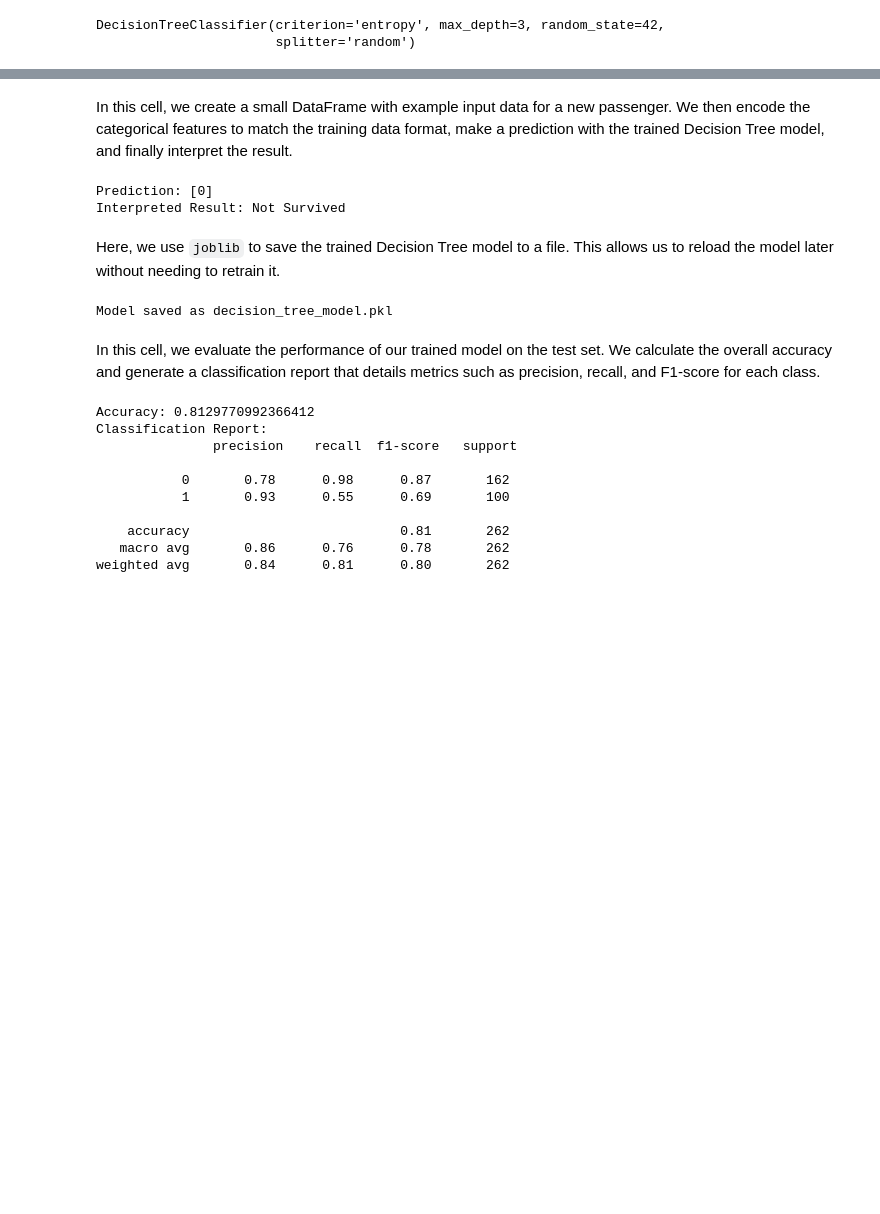
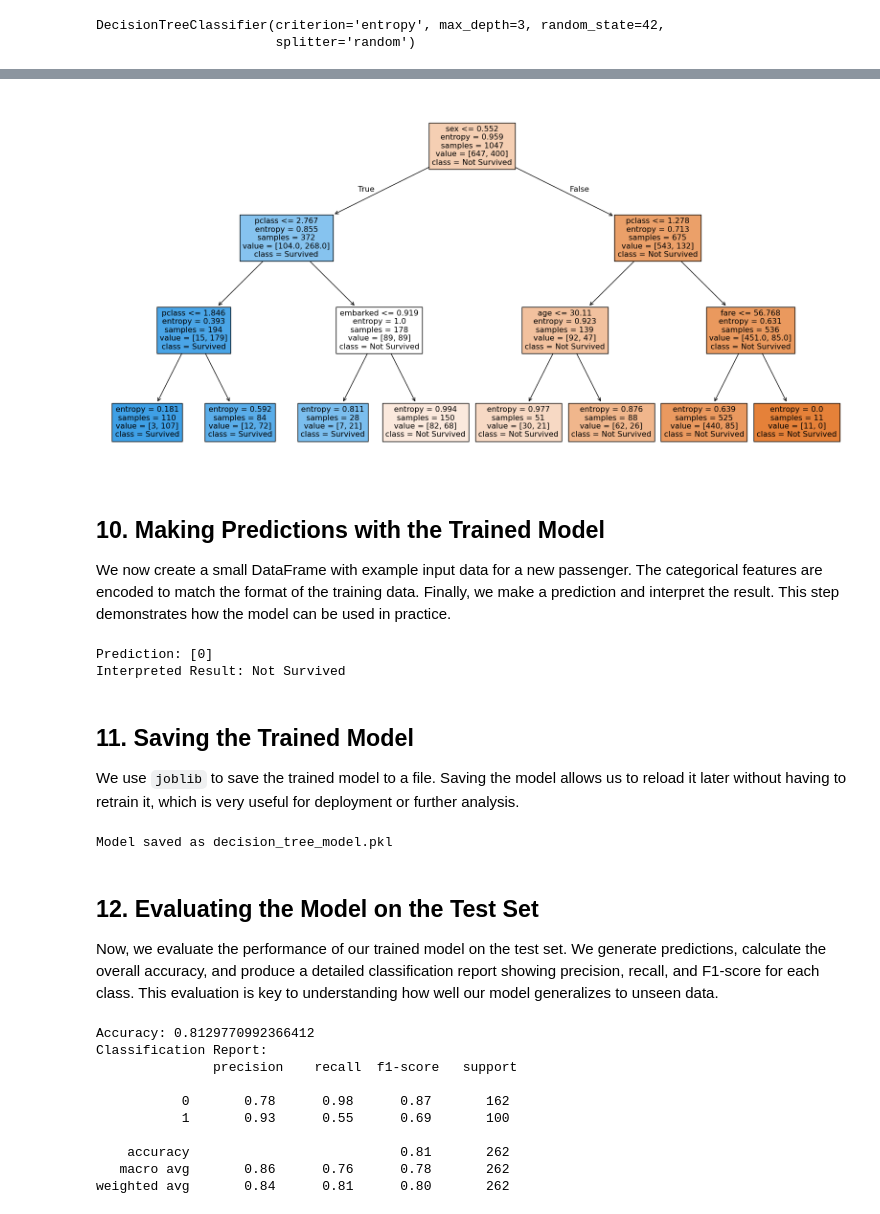
Before and after one commit to NepsAcademy/course-intro-to-ai, a Jupyter notebook: titanic.ipynb, the cells around one changed output, grey strips where cells are left out. Cells and saved outputs as stored; diff of their text form; code cells hidden in the pictures; blank space fills up the shorter version.

```diff
--- a/titanic.ipynb
+++ b/titanic.ipynb
@@ -172,5 +194,23 @@ DecisionTreeClassifier(criterion='entropy', max_depth=3, random_state=42,
+# %%
+# Configure the figure size for visualization
+plt.figure(figsize=(20, 10))
+
+# Plot the decision tree
+plot_tree(
+    dt_classifier,
+    feature_names=features,
+    class_names=["Not Survived", "Survived"],
+    filled=True
+)
+
+# Show the decision tree plot
+plt.show()
+# %% [output]
+[figure, added]
 # %% [markdown]
-In this cell, we create a small DataFrame with example input data for a new passenger. We then encode the categorical features to match the training data format, make a prediction with the trained Decision Tree model, and finally interpret the result.
+## 10. Making Predictions with the Trained Model
+
+We now create a small DataFrame with example input data for a new passenger. The categorical features are encoded to match the format of the training data. Finally, we make a prediction and interpret the result. This step demonstrates how the model can be used in practice.
 # %%
 # Example input for prediction
 test_data = pd.DataFrame(
@@ -205,7 +245,9 @@ print("Interpreted Result:", result)
 Prediction: [0]
 Interpreted Result: Not Survived
 # %% [markdown]
-Here, we use `joblib` to save the trained Decision Tree model to a file. This allows us to reload the model later without needing to retrain it.
+## 11. Saving the Trained Model
+
+We use `joblib` to save the trained model to a file. Saving the model allows us to reload it later without having to retrain it, which is very useful for deployment or further analysis.
 # %%
 # Save the trained model to a file
 dt_model_filename = "decision_tree_model.pkl"
@@ -214,7 +256,9 @@ print(f"Model saved as {dt_model_filename}")
 # %% [output]
 Model saved as decision_tree_model.pkl
 # %% [markdown]
-In this cell, we evaluate the performance of our trained model on the test set. We calculate the overall accuracy and generate a classification report that details metrics such as precision, recall, and F1-score for each class.
+## 12. Evaluating the Model on the Test Set
+
+Now, we evaluate the performance of our trained model on the test set. We generate predictions, calculate the overall accuracy, and produce a detailed classification report showing precision, recall, and F1-score for each class. This evaluation is key to understanding how well our model generalizes to unseen data.
 # %%
 # Generate predictions on the test set using the trained model
 y_pred = dt_classifier.predict(X_test)
```
Also changed, not shown: parts of 23 cells of this notebook.
